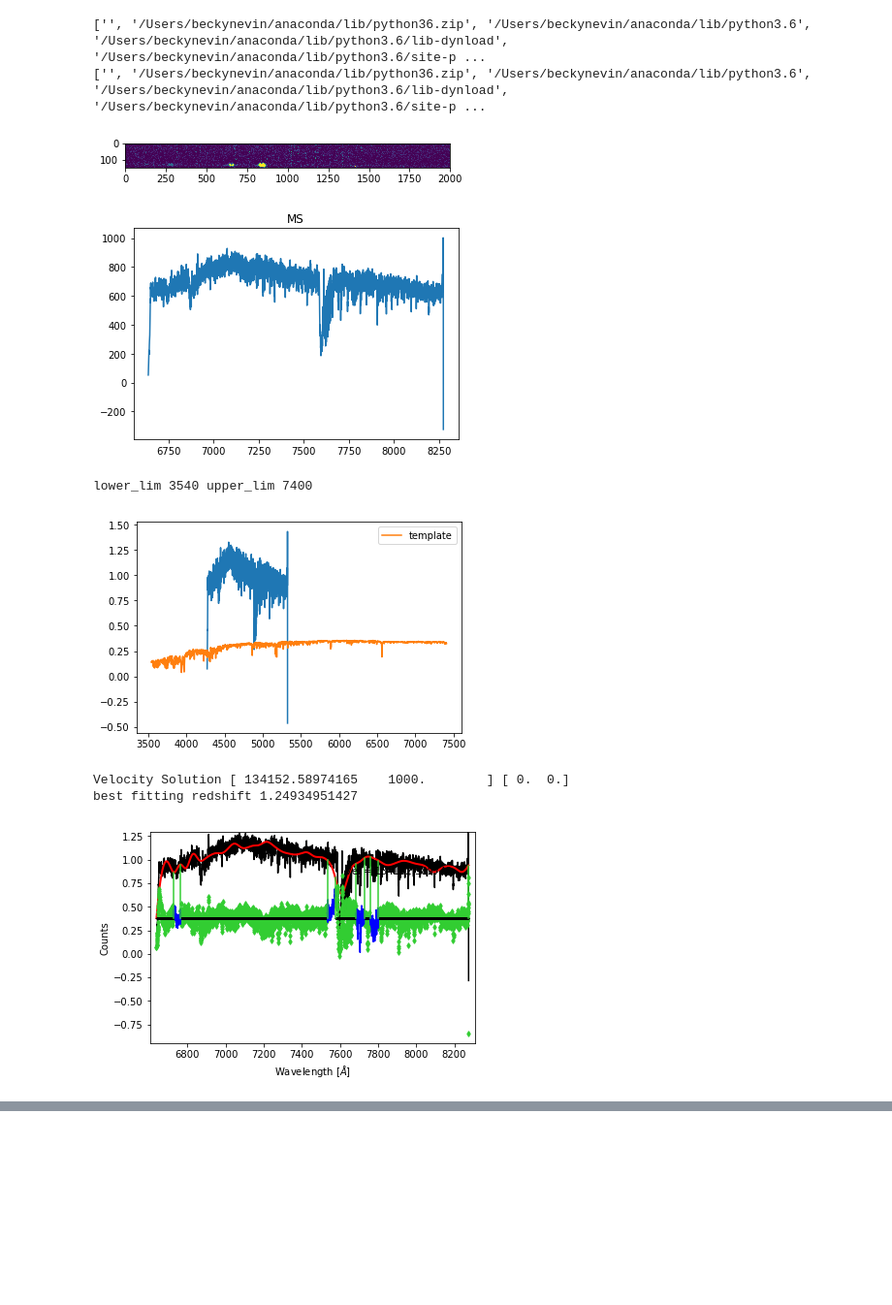
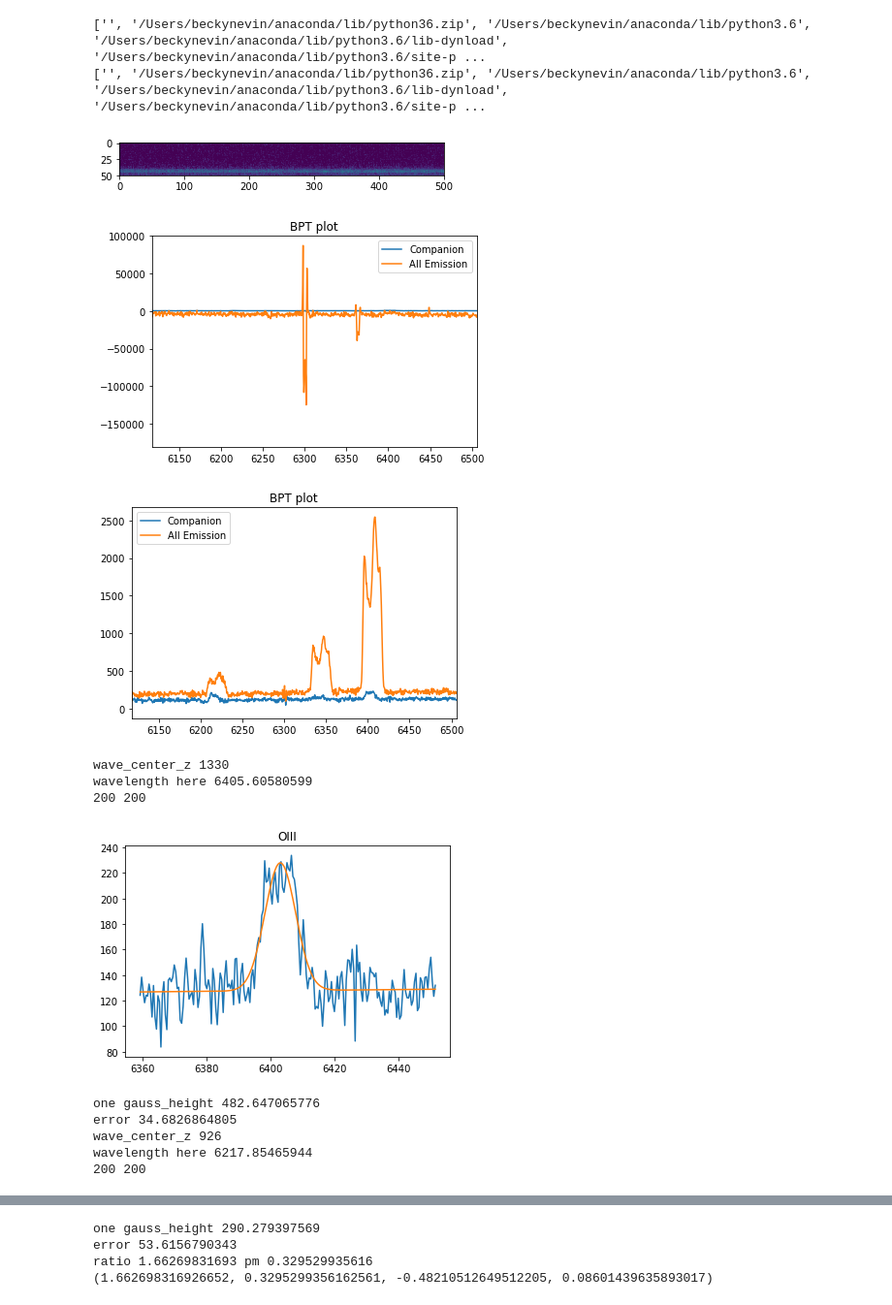
Before and after one commit to beckynevin/Longslit_code, a Jupyter notebook: W_80_general_subbed_bg.ipynb, the cells around one changed output, grey strips where cells are left out. Shown at 97% size. Saved outputs shown, nothing was run; the diff lists cells and outputs as text; code cells hidden in the pictures; blank space fills up the shorter version.

```diff
--- a/W_80_general_subbed_bg.ipynb
+++ b/W_80_general_subbed_bg.ipynb
@@ -4062,31 +4074,57 @@ ppxf_run=['Smith011']
 ['', '/Users/beckynevin/anaconda/lib/python36.zip', '/Users/beckynevin/anaconda/lib/python3.6', '/Users/beckynevin/anaconda/lib/python3.6/lib-dynload', '/Users/beckynevin/anaconda/lib/python3.6/site-p ...
 ['', '/Users/beckynevin/anaconda/lib/python36.zip', '/Users/beckynevin/anaconda/lib/python3.6', '/Users/beckynevin/anaconda/lib/python3.6/lib-dynload', '/Users/beckynevin/anaconda/lib/python3.6/site-p ...
 # %%
+ppxf_run=['Liu102']
 for i in range(len(ppxf_run)):
     os.chdir(os.path.expanduser('/Volumes/My Passport for Mac/Longslit_code/'))
+    if ppxf_run[i]=='Liu102':
+        zs=0.279099
+        file_1=pyfits.open('Keck_GEMINI/1245/Liu102_PA90_2d.fits')
+        file_1_ivar=pyfits.open('Keck_GEMINI/1245/Liu102_PA90_2d_ivar_gem.fits')
+        #run_gal('Liu102_PA90',i,file_1, file_1_ivar, zs,file_1[0].header['CRVAL1'],file_1[0].header['CDELT1'],file_1[0].header['NAXIS1'],gn1x2_pixelscale,'1245+3723',i,90)#gal, gal_ivar, z_ossy
+        file_ms=pyfits.open('Keck_GEMINI/1245/Liu102_PA90_2d.ms.fits')
+        bpt=BPT_companion('Liu102_PA90', file_1, file_1_ivar, file_1, zs, 1100,1150, file_ms[0].data, 100)
+        print(bpt)
+        prep_ppxf_run('Liu102_PA90', file_1, file_1_ivar, file_1, zs, 1100,1150, file_ms[0].data)
+
     if ppxf_run[i]=='Smith002':
 
         zs=0.573339
 
 
         file_2=pyfits.open('Keck_GEMINI/0126/Smith002_PA186_2d.fits')
         file_2_ivar=pyfits.open('Keck_GEMINI/0126/Smith002_PA186_2d_ivar_gem.fits')
         #prep_ppxf_run('Smith002_PA186', file_2, file_2_ivar, zs, 4190, 4200)
         prep_ppxf_run('Smith002_PA186', file_2, file_2_ivar, zs, 4100, 4200)
         #run_gal('Smith002_PA186',i,file_2, file_2_ivar, zs,file_2[0].header['CRVAL1'],file_2[0].header['CDELT1'],file_2[0].header['NAXIS1'],gs1x1_pixelscale,'0126+1420','no',186)
     if ppxf_run[i]=='Smith011':
         zs=0.553971
         file_ms=pyfits.open('Keck_GEMINI/0828/smith011_pa56p5_r.ms.fits')
         file_1=pyfits.open('Keck_GEMINI/0828/smith011_pa56p5_r.fits')
         file_1_h=pyfits.open('Keck_GEMINI/0828/smith011_pa56p5_r.f.fits')
         file_1_ivar=pyfits.open('Keck_GEMINI/0828/smith011_pa56p5_r_ivar.fits')
         #run_gal('Smith011_PA56',i,file_1, file_1_ivar, zs,file_1_h[0].header['CRVAL1'],file_1_h[0].header['CD1_1'],file_1_h[0].header['NAXIS1'],lris_pixelscale,'0828+0742',i,56)#gal, gal_ivar, z_ossy
         prep_ppxf_run('Smith011_PA56', file_1, file_1_ivar,file_1_h, zs, 0, 100, file_ms[0].data)
+    if ppxf_run[i]=='Smith027':
+        zs=0.338756
+        file_1=pyfits.open('LICKPALMMT_highz/LICKPALMMT_highz/0952/Smith027_PA9_2d.fits')
+        file_ms=pyfits.open('LICKPALMMT_highz/LICKPALMMT_highz/0952/Smith027_PA9_2d.ms.fits')
+        file_1_ivar=pyfits.open('LICKPALMMT_highz/LICKPALMMT_highz/0952/Smith027_PA9_2d_ivar.fits')
+        #run_gal('Smith027_PA9',i,file_1, file_1_ivar, zs,file_1[0].header['CRVAL1'],file_1[0].header['CDELT1'],file_1[0].header['NAXIS1'],mmt_pixelscale,'0952+2552', i, 9)#gal, gal_ivar, z_ossy
+        bpt=BPT_companion('Smith027_PA9', file_1, file_1_ivar, file_1, zs, 150, 165, file_ms[0].data, 30)
+        print(bpt)
+
+        prep_ppxf_run('Smith027_PA9', file_1, file_1_ivar, file_1, zs, 100, 200, file_ms[0].data)
 # %% [output]
-[figure, old version]
+[figure, new version]
-[figure, old version]
+[figure, new version]
+[figure, new version]
-lower_lim 3540 upper_lim 7400
+wave_center_z 1330
+wavelength here 6405.60580599
+200 200
-[figure, old version]
+[figure, new version]
-Velocity Solution [ 134152.58974165    1000.        ] [ 0.  0.]
-best fitting redshift 1.24934951427
+one gauss_height 482.647065776
+error 34.6826864805
+wave_center_z 926
+wavelength here 6217.85465944
+200 200
-[figure, old version]
@@ -4092,0 +4132,4 @@ best fitting redshift 1.24934951427
+one gauss_height 290.279397569
+error 53.6156790343
+ratio 1.66269831693 pm 0.329529935616
+(1.662698316926652, 0.3295299356162561, -0.48210512649512205, 0.08601439635893017)
```
Also changed, not shown: parts of 6 cells of this notebook.
